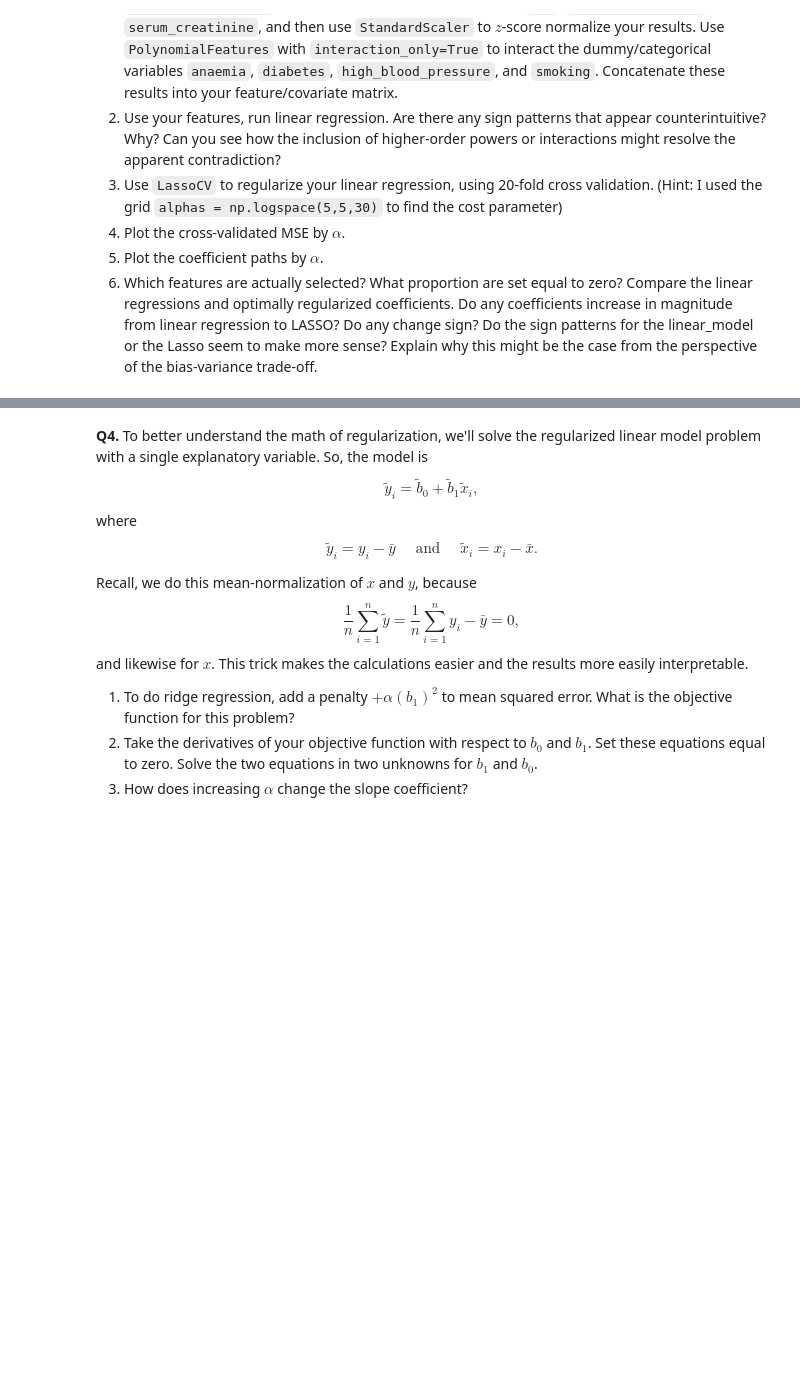
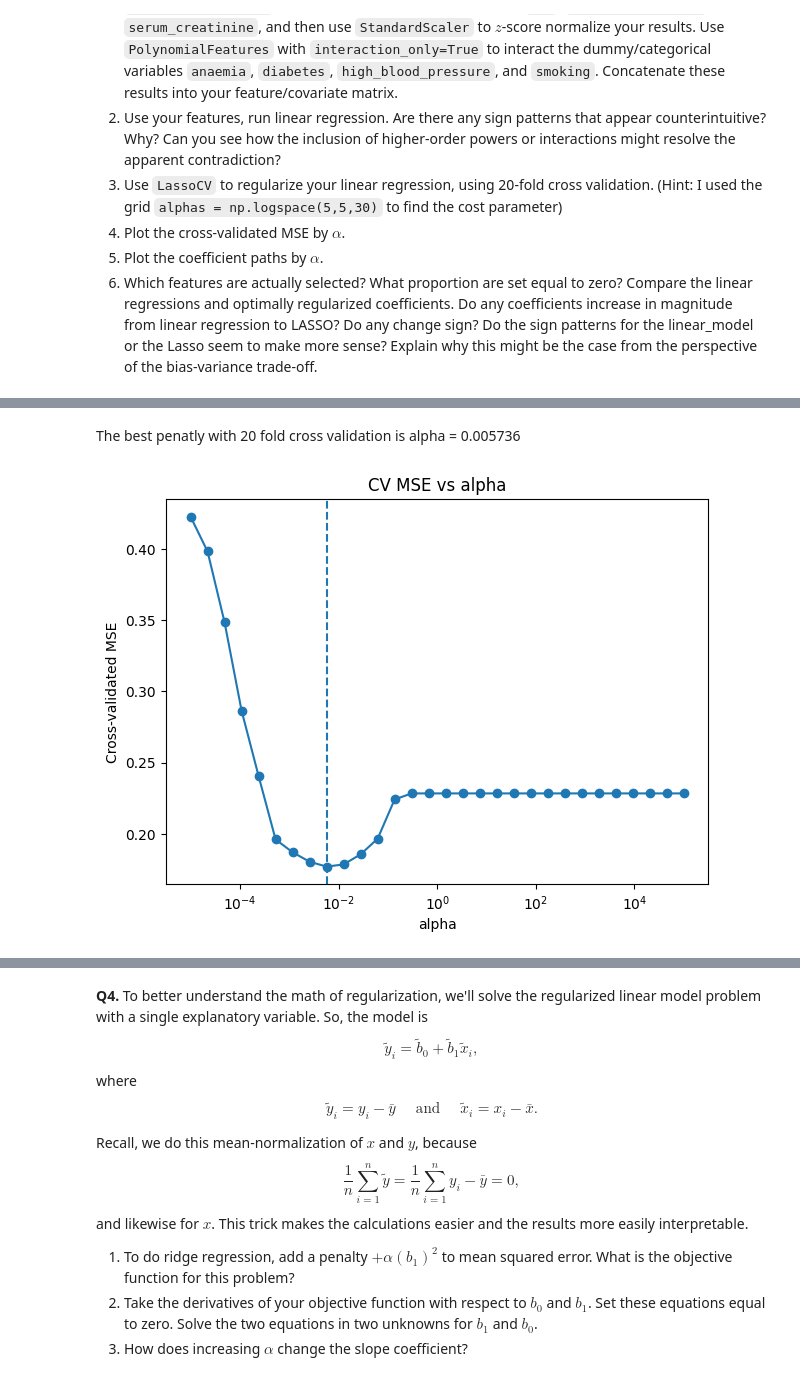
Before and after one commit to JasonYe05/undergrad_ml_assignments, a Jupyter notebook: 04_assignment_regularization.ipynb, the cells around one changed output, grey strips where cells are left out. Saved outputs shown, nothing was run; the diff lists cells and outputs as text; code cells hidden in the pictures; blank space fills up the shorter version.

```diff
--- a/04_assignment_regularization.ipynb
+++ b/04_assignment_regularization.ipynb
@@ -204,0 +217,2 @@ Yes Age increase in value by a little, Age^3 sign changes.
+# %%
+df = pd.read_csv("heart_failure_clinical_records_dataset.csv")
@@ -204,0 +239,7 @@ Yes Age increase in value by a little, Age^3 sign changes.
+# %%
+linreg = LinearRegression()
+linreg.fit(X, y)
+lin_coefs = pd.Series(linreg.coef_, index=feature_names)
+
+print("Linear regression coefficients")
+print(lin_coefs)
@@ -204,0 +266,18 @@ Yes Age increase in value by a little, Age^3 sign changes.
+# %%
+alphas = np.logspace(-5, 5, 30)
+
+lasso_cv = LassoCV(
+    alphas=alphas,
+    cv=20,
+    max_iter=500000,
+    random_state=0
+)
+lasso_cv.fit(X, y)
+
+lasso_coefs = pd.Series(lasso_cv.coef_, index=feature_names)
+
+print("\nBest alpha")
+print(lasso_cv.alpha_)
+
+print("\nLASSO coefficients")
+print(lasso_coefs)
@@ -204,0 +302,14 @@ Yes Age increase in value by a little, Age^3 sign changes.
+# %% [markdown]
+The best penatly with 20 fold cross validation is alpha = 0.005736
+# %%
+mean_mse = lasso_cv.mse_path_.mean(axis=1)
+
+plt.figure(figsize=(7,5))
+plt.semilogx(lasso_cv.alphas_, mean_mse, marker="o")
+plt.axvline(lasso_cv.alpha_, linestyle="--")
+plt.xlabel("alpha")
+plt.ylabel("Cross-validated MSE")
+plt.title("CV MSE vs alpha")
+plt.show()
+# %% [output]
+[figure, added]
```
Also changed, not shown: parts of 9 cells of this notebook.
